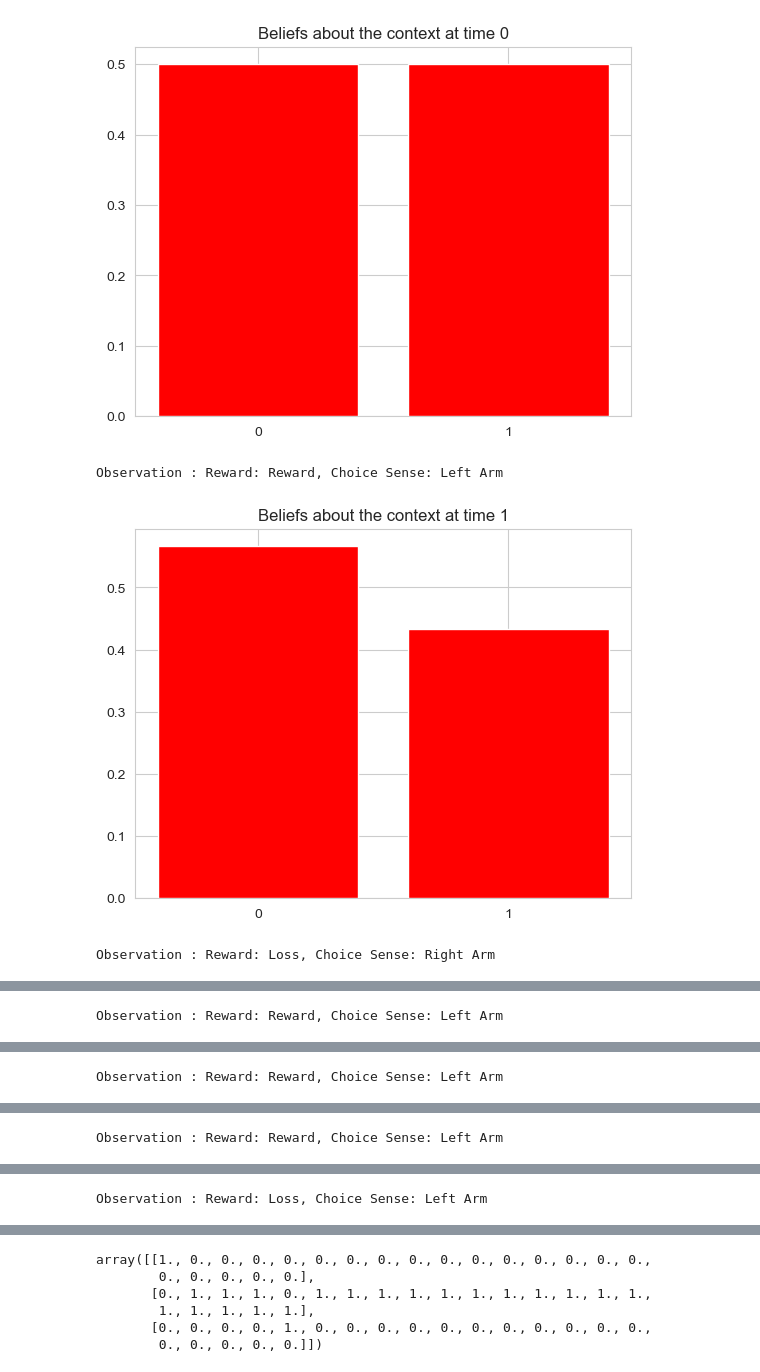
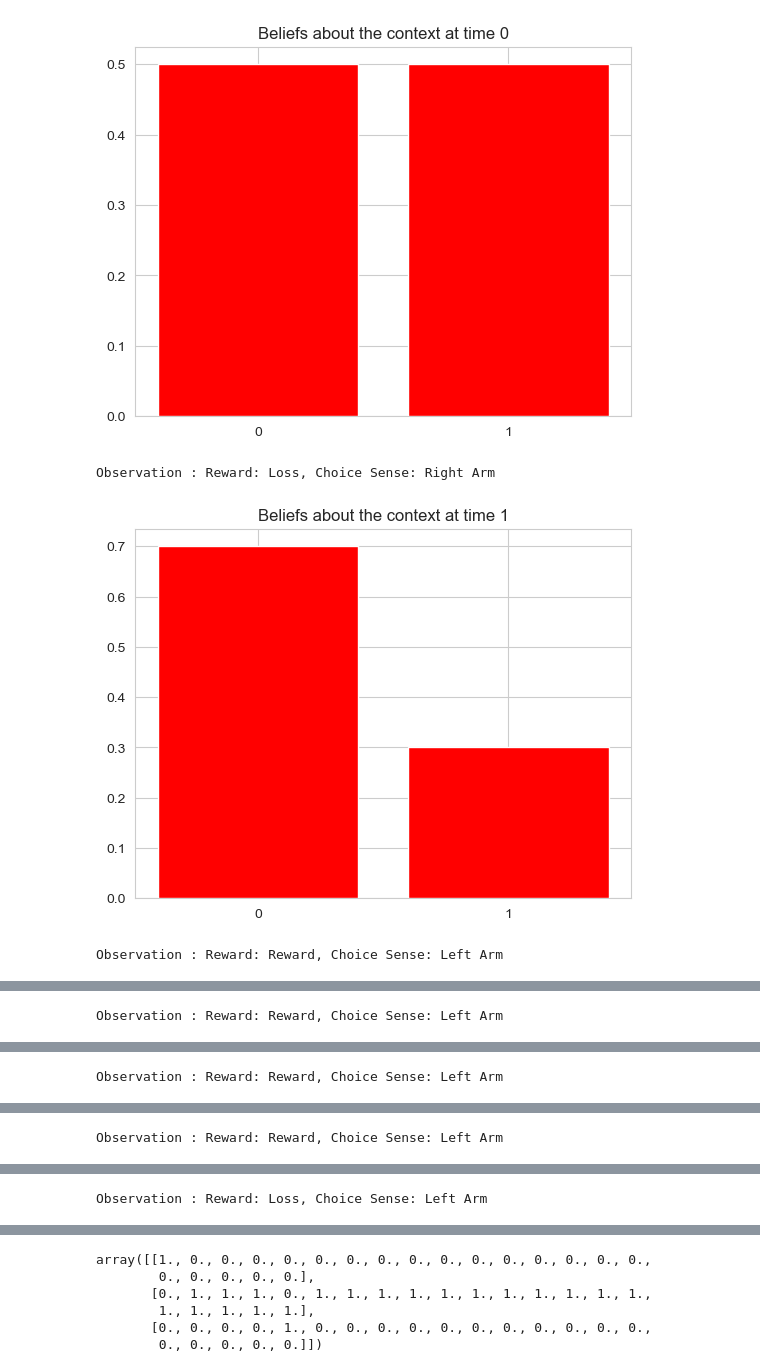
Before and after one commit to marek1n/rl-sim, a Jupyter notebook: RLsim.ipynb, the cells around one changed output, grey strips where cells are left out. Drawn from its saved outputs; the diff is of its cells as text; code cells hidden in the pictures.

Commit message:
C matrix reward rate

```diff
--- a/RLsim.ipynb
+++ b/RLsim.ipynb
@@ -16,24 +16,24 @@ sns.set_style('whitegrid')
 # %%
 # actinf agent
 EPISODES = 5
 RUN_LENGTH = 20
 
 switch_at = [5,10,15]
 
 env_actinf = Env_ActInf(p_reward=1, context=0)
 
 
 actinf_model = F.MDPGenerativeModel()
-A, B, C, D = actinf_model.create_A(p_reward=0.7), actinf_model.create_B(), actinf_model.create_C(), actinf_model.create_D() # TODO pass the correct params
+A, B, C, D = actinf_model.create_A(p_reward=0.7), actinf_model.create_B(), actinf_model.create_C(reward=4, pun=-2), actinf_model.create_D() # TODO pass the correct params
 pA = F.parameterize_pA(A_base=A, scale = 1.0, prior_count=10e5)
 agent_actinf = AgentActInf(A=A, pA=pA, B=B, C=C, D=D, modalities_to_learn=[1], lr_pA = 1.0, use_param_info_gain=True, action_selection='deterministic')
 
 # agent_actinf.__dict__
 returns_actinf = np.zeros([EPISODES, RUN_LENGTH])
 choice_hist, belief_hist, qA_hist, context_hist = actinf_model.run_active_inference_with_learning(agent_actinf, env_actinf, T=RUN_LENGTH, t_change=switch_at, verbose=True)
 F.plot_choices_beliefs(choice_hist, belief_hist, context_hist, choice_action_names=actinf_model.choice_action_names)
 # %% [output]
 [figure]
-Observation : Reward: Reward, Choice Sense: Left Arm
+Observation : Reward: Loss, Choice Sense: Right Arm
-[figure, old version]
+[figure, new version]
-Observation : Reward: Loss, Choice Sense: Right Arm
+Observation : Reward: Reward, Choice Sense: Left Arm
```
Also changed, not shown: parts of 1 cell of this notebook.
